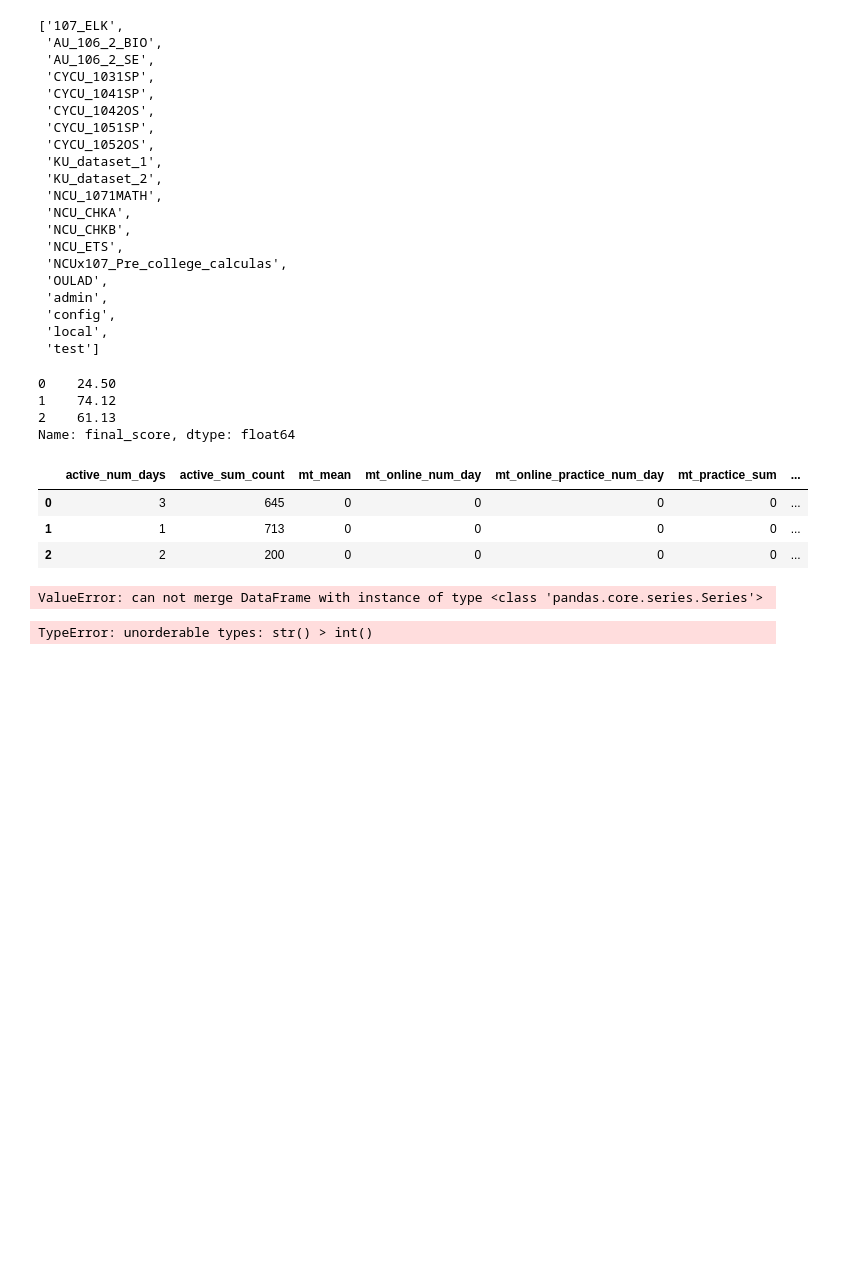
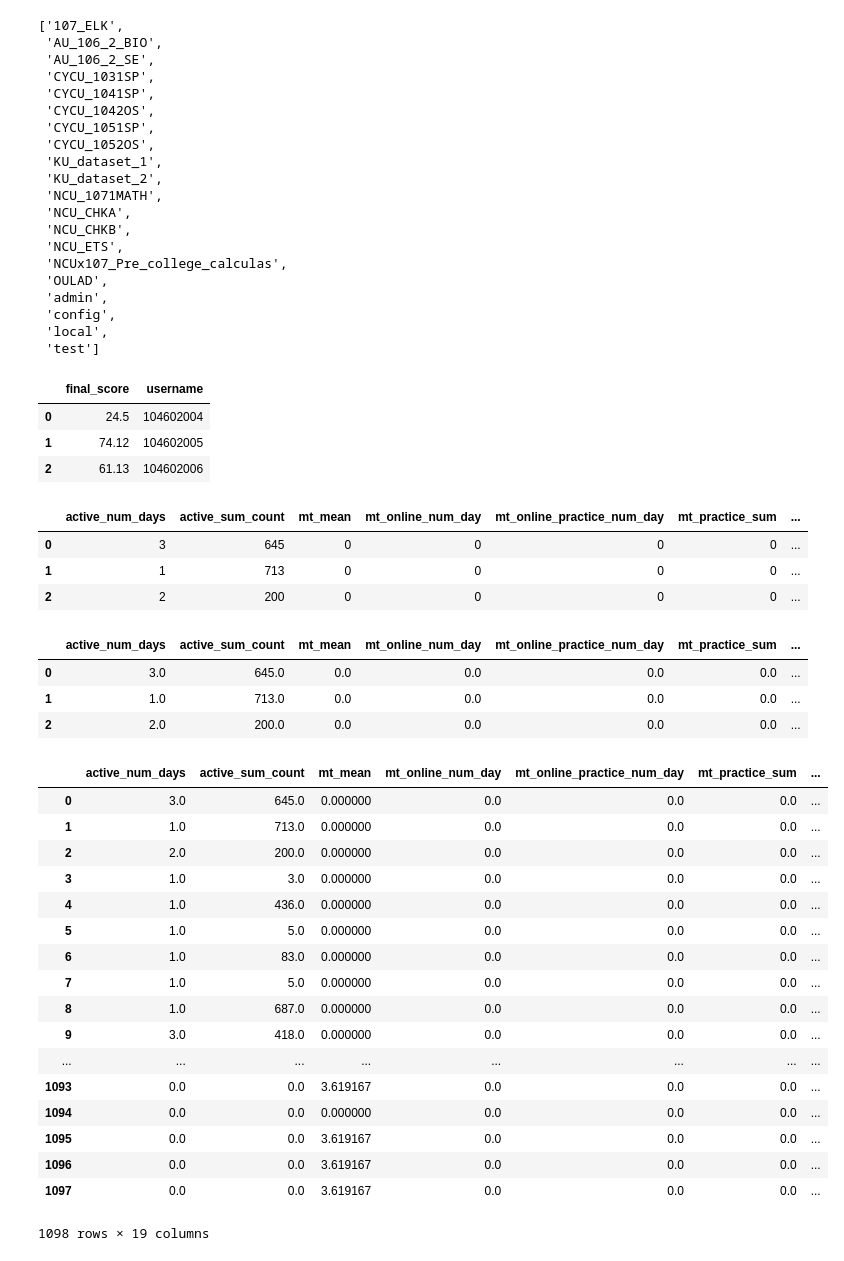
Before and after one commit to owen198/kslab, a Jupyter notebook: ds_comparision/ROC Curve.ipynb, the cells around one changed output. Cells and saved outputs as stored; diff of their text form; code cells hidden in the pictures; blank space fills up the shorter version.

```diff
--- a/ds_comparision/ROC Curve.ipynb
+++ b/ds_comparision/ROC Curve.ipynb
@@ -111,13 +41,13 @@ score_df = pd.DataFrame(list(collection.find()))
 score_df = score_df.drop(['_id'], axis=1)
 #score_df = df['final_score']
 #score_df = score_df.dropna()
-score_df = score_df['final_score'].astype(float)
+#score_df = score_df['final_score'].astype(float)
 score_df.head(3)
 # %% [output]
-0    24.50
-1    74.12
-2    61.13
-Name: final_score, dtype: float64
+|  | final_score | username |
+| 0 | 24.5 | 104602004 |
+| 1 | 74.12 | 104602005 |
+| 2 | 61.13 | 104602006 |
 # %%
 db = conn['NCU_ETS']
 collection = db['ets_all_features_by_week']
@@ -136,12 +66,36 @@ feature_df.head(3)
 # %%
 ncu_ets = pd.merge(feature_df, score_df, on='username')
 ncu_ets = ncu_ets.drop(['username'], axis=1)
+ncu_ets = ncu_ets.astype(float)
 ncu_ets.head(3)
 # %% [output]
-ValueError: can not merge DataFrame with instance of type <class 'pandas.core.series.Series'>
+|  | active_num_days | active_sum_count | mt_mean | mt_online_num_day | mt_online_practice_num_day | mt_practice_sum | ... |
+| 0 | 3.0 | 645.0 | 0.0 | 0.0 | 0.0 | 0.0 | ... |
+| 1 | 1.0 | 713.0 | 0.0 | 0.0 | 0.0 | 0.0 | ... |
+| 2 | 2.0 | 200.0 | 0.0 | 0.0 | 0.0 | 0.0 | ... |
-# %%
-ncu_ets['final_score']>60
-# %% [output]
-TypeError: unorderable types: str() > int()
+# %%
+ncu_ets['class'] = ncu_ets['final_score'] < 60
+ncu_ets = ncu_ets.drop(['final_score'], axis=1)
+ncu_ets = ncu_ets.drop(['week'], axis=1)
+ncu_ets
+# %% [output]
+|  | active_num_days | active_sum_count | mt_mean | mt_online_num_day | mt_online_practice_num_day | mt_practice_sum | ... |
+| 0 | 3.0 | 645.0 | 0.000000 | 0.0 | 0.0 | 0.0 | ... |
+| 1 | 1.0 | 713.0 | 0.000000 | 0.0 | 0.0 | 0.0 | ... |
+| 2 | 2.0 | 200.0 | 0.000000 | 0.0 | 0.0 | 0.0 | ... |
+| 3 | 1.0 | 3.0 | 0.000000 | 0.0 | 0.0 | 0.0 | ... |
+| 4 | 1.0 | 436.0 | 0.000000 | 0.0 | 0.0 | 0.0 | ... |
+| 5 | 1.0 | 5.0 | 0.000000 | 0.0 | 0.0 | 0.0 | ... |
+| 6 | 1.0 | 83.0 | 0.000000 | 0.0 | 0.0 | 0.0 | ... |
+| 7 | 1.0 | 5.0 | 0.000000 | 0.0 | 0.0 | 0.0 | ... |
+| 8 | 1.0 | 687.0 | 0.000000 | 0.0 | 0.0 | 0.0 | ... |
+| 9 | 3.0 | 418.0 | 0.000000 | 0.0 | 0.0 | 0.0 | ... |
+| ... | ... | ... | ... | ... | ... | ... | ... |
+| 1093 | 0.0 | 0.0 | 3.619167 | 0.0 | 0.0 | 0.0 | ... |
+| 1094 | 0.0 | 0.0 | 0.000000 | 0.0 | 0.0 | 0.0 | ... |
+| 1095 | 0.0 | 0.0 | 3.619167 | 0.0 | 0.0 | 0.0 | ... |
+| 1096 | 0.0 | 0.0 | 3.619167 | 0.0 | 0.0 | 0.0 | ... |
+| 1097 | 0.0 | 0.0 | 3.619167 | 0.0 | 0.0 | 0.0 | ... |
+1098 rows × 19 columns
 # %%
 # Import some data to play with
```
Also changed, not shown: parts of 4 cells of this notebook.
